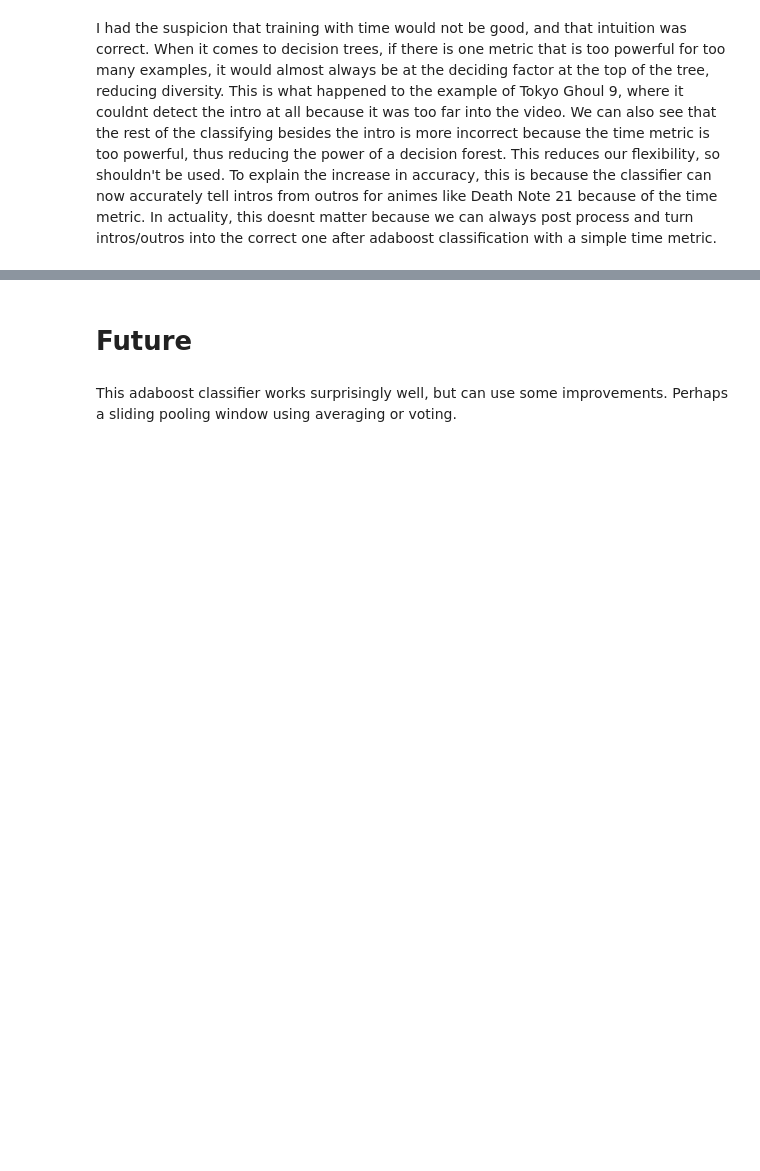
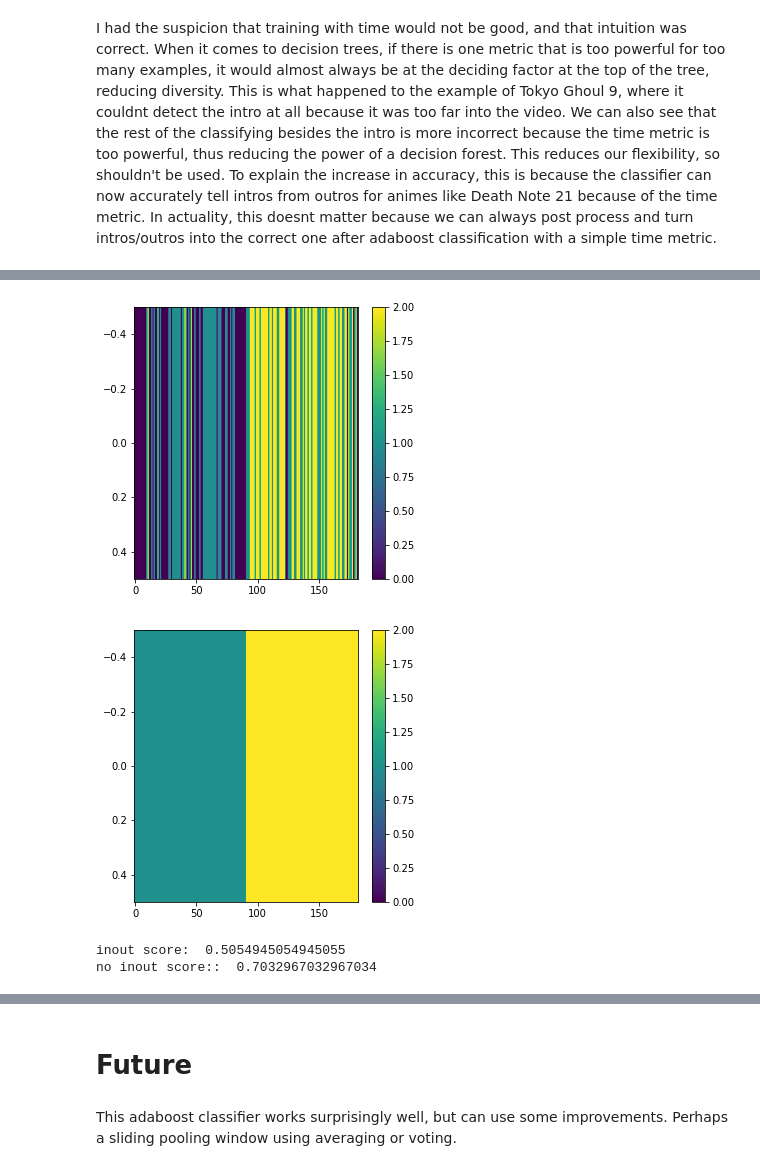
Before and after one commit to ezhang887/animintro, a Jupyter notebook: vggish_features.ipynb, the cells around one changed output, grey strips where cells are left out. Cells and saved outputs as stored; diff of their text form; code cells hidden in the pictures; blank space fills up the shorter version.

```diff
--- a/vggish_features.ipynb
+++ b/vggish_features.ipynb
@@ -348,0 +362,13 @@ I had the suspicion that training with time would not be good, and that intuitio
+# %%
+X,y=0,0
+X_total = [t[0].cpu().numpy() for t in train]
+y_total = [t[4].cpu().numpy() for t in train]
+X = unroll(X_total)
+y = unroll(y_total)
+X_total_v = [t[0].cpu().numpy() for t in valid]
+y_total_v = [t[4].cpu().numpy() for t in valid]
+X_v = unroll(X_total_v)
+y_v = unroll(y_total_v)
+# %%
+filename = 'adaboost.sav'
+clf = pickle.load(open(filename, 'rb'))
@@ -348,0 +377,4 @@ I had the suspicion that training with time would not be good, and that intuitio
+# %%
+y_pred = clf.predict(X)
+sklearn.metrics.accuracy_score(y_pred, y)
+# should be same as above
@@ -348,0 +412,9 @@ I had the suspicion that training with time would not be good, and that intuitio
+# %%
+def keep(y, y_pred):
+    ry = []
+    ry_pred = []
+    for i in range(len(y_pred)):
+        if y[i] > 0:
+            ry.append(y[i])
+            ry_pred.append(y_pred[i])
+    return ry, ry_pred
@@ -348,0 +434,21 @@ I had the suspicion that training with time would not be good, and that intuitio
+# %%
+fn = 'Tokyo_Ghoul_9'
+y = data.labels96[fn].cpu().numpy()
+y_pred = clf.predict(data.features[fn].cpu().numpy())
+ry, ry_pred = keep(y, y_pred)
+
+plt.imshow(np.asarray(ry_pred).reshape((1,-1)), aspect='auto')
+plt.colorbar()
+plt.show()
+plt.imshow(np.asarray(ry).reshape((1,-1)), aspect='auto')
+plt.clim(0,2)
+plt.colorbar()
+plt.show()
+
+print('inout score: ', sklearn.metrics.accuracy_score(ry, ry_pred))
+print('no inout score:: ', sklearn.metrics.accuracy_score(to_one(ry), to_one(ry_pred)))
+# %% [output]
+[figure, added]
+[figure, added]
+inout score:  0.5054945054945055
+no inout score::  0.7032967032967034
```
Also changed, not shown: parts of 67 cells of this notebook.
